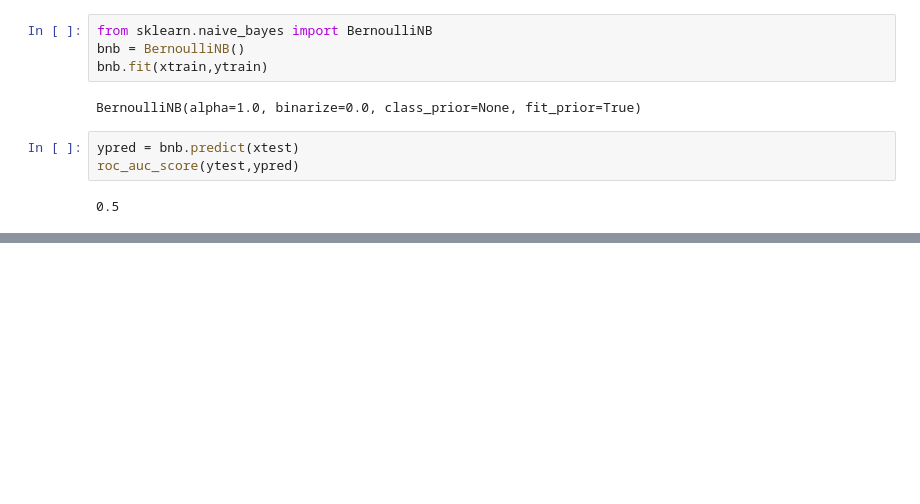
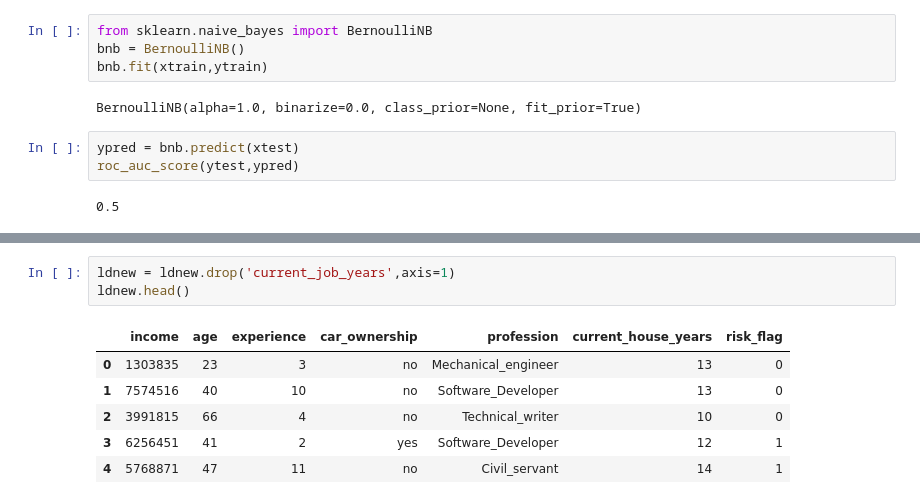
Before and after one commit to shameer-phy/ML, a Jupyter notebook: Hackathons/univ.ai/Loan_Default.ipynb, the cells around one changed output, grey strips where cells are left out. Saved outputs shown, nothing was run; the diff lists cells and outputs as text; blank space fills up the shorter version.

```diff
--- a/Hackathons/univ.ai/Loan_Default.ipynb
+++ b/Hackathons/univ.ai/Loan_Default.ipynb
@@ -341,0 +500,10 @@ roc_auc_score(ytest,ypred)
+# %%
+ldnew = ldnew.drop('current_job_years',axis=1)
+ldnew.head()
+# %% [output]
+|  | income | age | experience | car_ownership | profession | current_house_years | risk_flag |
+| 0 | 1303835 | 23 | 3 | no | Mechanical_engineer | 13 | 0 |
+| 1 | 7574516 | 40 | 10 | no | Software_Developer | 13 | 0 |
+| 2 | 3991815 | 66 | 4 | no | Technical_writer | 10 | 0 |
+| 3 | 6256451 | 41 | 2 | yes | Software_Developer | 12 | 1 |
+| 4 | 5768871 | 47 | 11 | no | Civil_servant | 14 | 1 |
```
Also changed, not shown: parts of 44 cells of this notebook.
